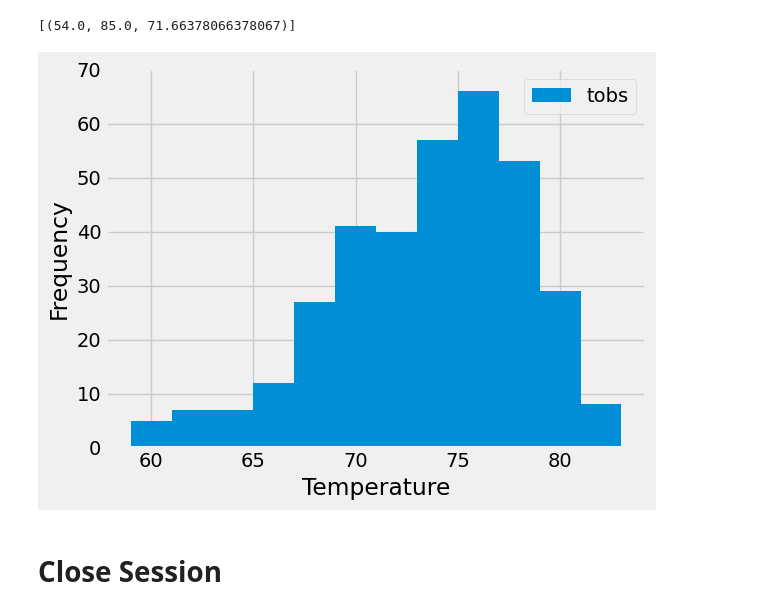
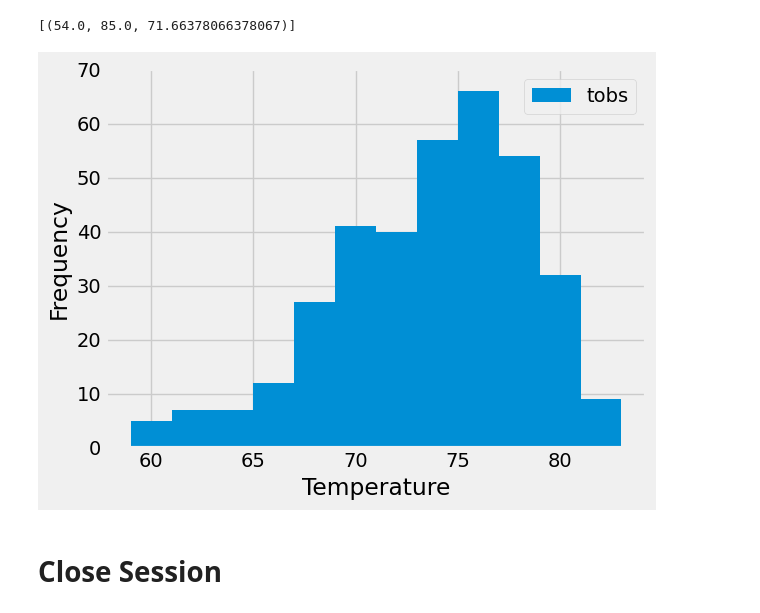
Before and after one commit to cmpallavi/sqlalchemy-challenge, a Jupyter notebook: SurfsUp/climate_starter.ipynb, the cells around one changed output. Saved outputs shown, nothing was run; the diff lists cells and outputs as text; code cells hidden in the pictures.

Commit message:
flask update and fix date in plot

```diff
--- a/SurfsUp/climate_starter.ipynb
+++ b/SurfsUp/climate_starter.ipynb
@@ -151,34 +151,34 @@ print(temperatures)
 # %%
 # Using the most active station id
 # Query the last 12 months of temperature observation data for this station and plot the results as a histogram
 most_recent_date = session.query(Measurement.date).\
     filter(Measurement.station == most_active_station_id).\
     order_by(Measurement.date.desc()).first()
 
-
+most_recent_date_dt = datetime.strptime(most_recent_date.date, '%Y-%m-%d').date()
 year_ago = most_recent_date_dt - dt.timedelta(days=365)
 year_ago
 
 values = session.query(Measurement.date, Measurement.tobs).\
     filter(Measurement.station == most_active_station_id).\
     filter(Measurement.date >= year_ago).\
     all()
 
 values_df = pd.DataFrame(values)
 
 tobs = values_df["tobs"]
 # print(tobs_df)
 # tobs_df = tobs_df.rename(columns={"":"tobs"})
 
 
 histo = tobs.hist(bins = 12,label="tobs")
 plt.xlabel("Temperature")
 plt.ylabel("Frequency")
 plt.ylim(0, 70)
 plt.legend()
 plt.tight_layout()
 # %% [output]
-[figure, old version]
+[figure, new version]
 # %% [markdown]
 # Close Session
 # %%
```
Also changed, not shown: 1 other file.
